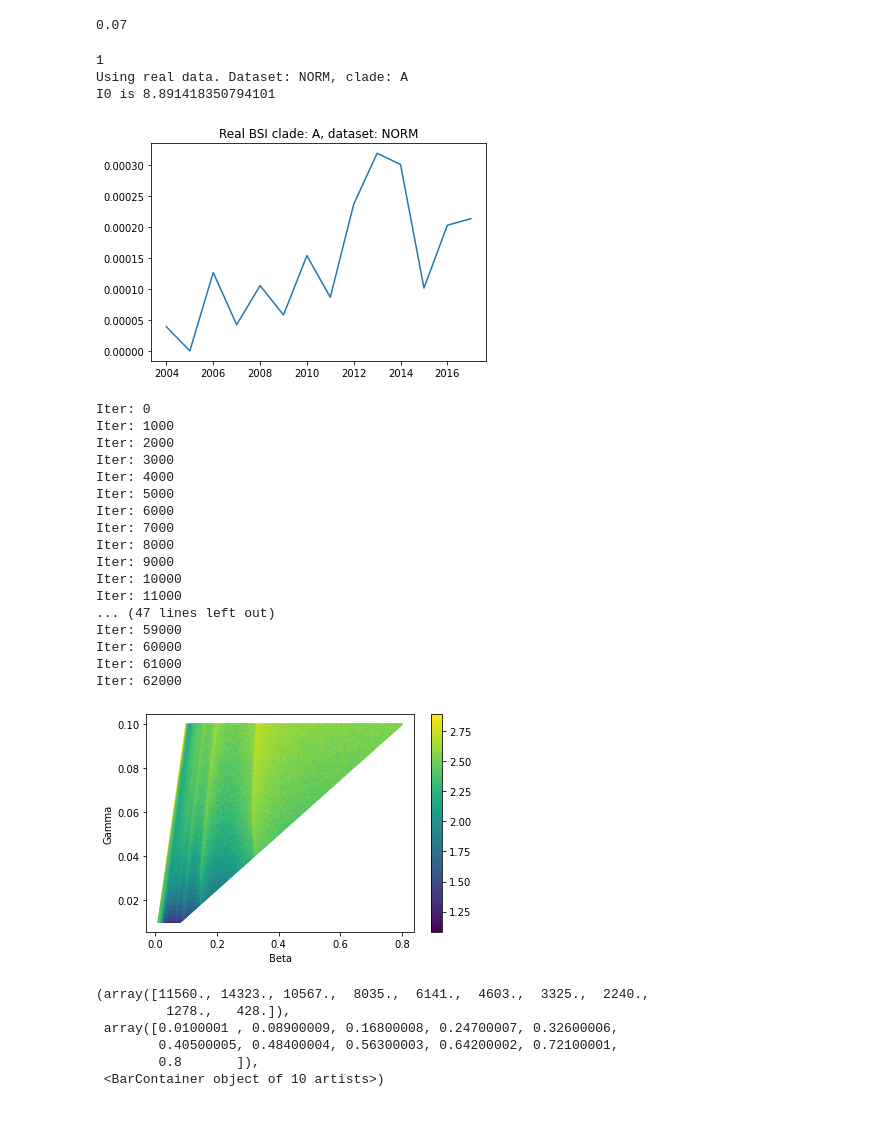
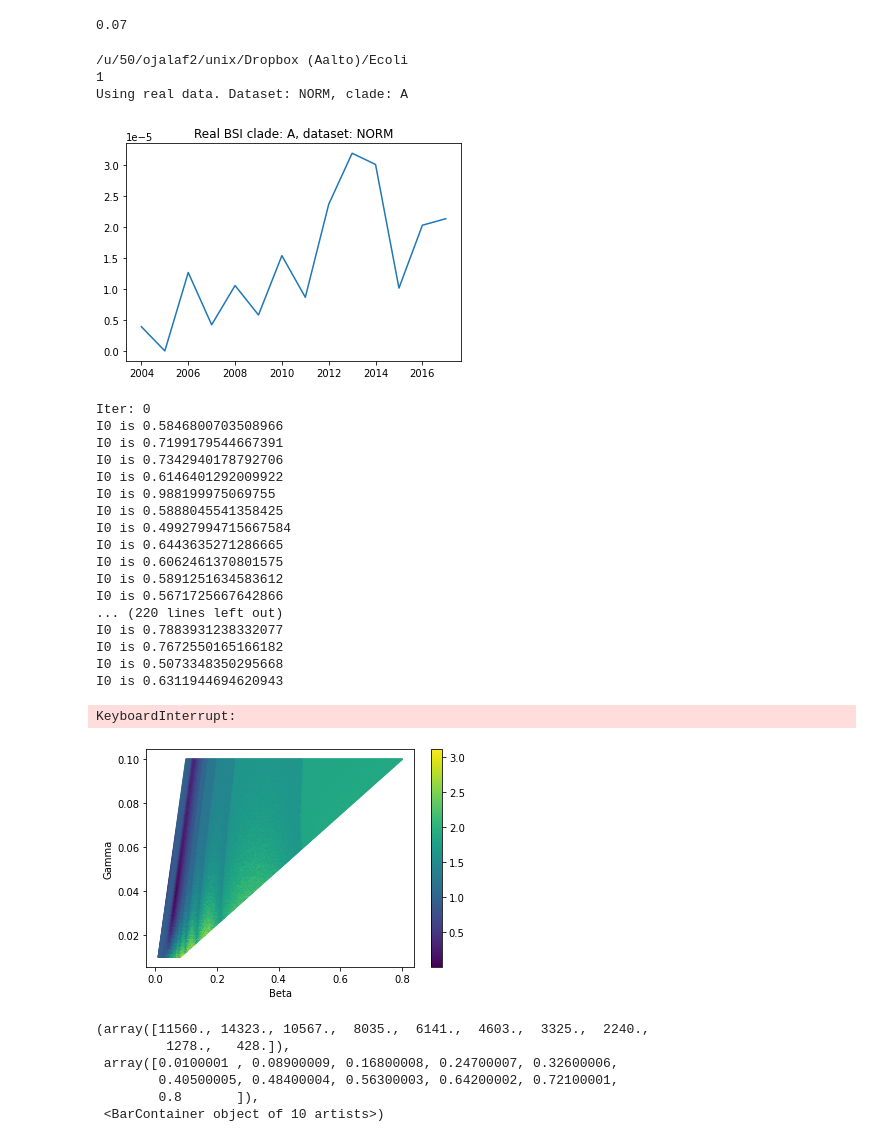
Before and after one commit to fanoja/Ecoli-R0, a Jupyter notebook: grid/grid_visualization.ipynb, the cells around one changed output. Cells and saved outputs as stored; diff of their text form; code cells hidden in the pictures.

```diff
--- a/grid/grid_visualization.ipynb
+++ b/grid/grid_visualization.ipynb
@@ -519,7 +521,7 @@ I0 = theta_BSI_A_0*theta_C/(theta_BSI_A_0 + or_hat*theta_BSI - theta_BSI_A_0*or_
 0.07
 # %%
 # Test this by fitting to real data:
-
+print(os.getcwd())
 import grid_params
 importlib.reload(grid_params)
 from grid_params import *
@@ -533,69 +535,63 @@ importlib.reload(cluster.scripts.BSI_functions) # for changes to take effect
 
 use_incidence = True
 is_prop = True
-pop_size = 100000
+pop_size = 1000000
 theta_bsi = 0.00001
 res_id = "I0_test"
+obs_data = "NORM"
 
 print(batch_size)
 
 bsi_pars = {"or_data": or_data, "clade": clade, "dataset": obs_data, "theta_c":theta_c, "theta_bsi":theta_bsi} # assume load_data loads or_data, norm_data and bsac_data
 sim_pars = {"n_weeks": n_weeks, "pop_size": pop_size, "bsi_pars":bsi_pars, "is_prop":is_prop, "is_agg":is_agg,\
             "time_period":time_period, "reparam":reparam, "batch_size":batch_size, "random_state":random_state}
 
 
 
 print(f"Using real data. Dataset: {obs_data}, clade: {clade}")
 
 if use_incidence:
     bsi_obs = get_incidence_data("data/NORM_incidence.csv", clade = clade, is_prop = is_prop, n_incidence_pop = pop_size)
 else:
     if obs_data == "NORM":
         bsi_obs = get_obs_BSI(df = norm_data, clade = clade, is_prop = is_prop)
     else:
         bsi_obs = get_obs_BSI(df = bsac_data, clade = clade, is_prop = is_prop)
 
 plt.plot(bsi_obs)
 plt.title(f"Real BSI clade: {clade}, dataset: {obs_data}")
 plt.savefig(res_root + "real_BSI_obs_" + res_id + ".pdf", format="pdf", bbox_inches="tight")
-
-theta_bsi_a_0 = bsi_obs.iloc[0]/pop_size # note! Incidence data! Need to divide by the population size to get theta_bsi_a!
-
-
-or_hat = get_OR_hat(bsi_pars["or_data"], clade = bsi_pars["clade"], dataset = bsi_pars["dataset"], batch_size = sim_pars["batch_size"], random_state = sim_pars["random_state"])[0]
-I0 = (theta_bsi_a_0*bsi_pars["theta_c"]/(theta_bsi_a_0 + or_hat*bsi_pars["theta_bsi"] - theta_bsi_a_0*or_hat))*sim_pars["pop_size"] # this should be in individuals, not proportions!
-print(f"I0 is {I0}")
-sim_pars["I0"] = I0
 # %% [output]
+/u/50/ojalaf2/unix/Dropbox (Aalto)/Ecoli
 1
 Using real data. Dataset: NORM, clade: A
-I0 is 8.891418350794101
-[figure, old version]
+[figure, new version]
 # %%
 dists, summary_dists = get_distance_points(pairs, bsi_obs, sim_pars, [BSI_max, BSI_max_t])
 # %% [output]
 Iter: 0
-Iter: 1000
-Iter: 2000
-Iter: 3000
-Iter: 4000
-Iter: 5000
-Iter: 6000
-Iter: 7000
-Iter: 8000
-Iter: 9000
-Iter: 10000
-Iter: 11000
-... (47 lines left out)
-Iter: 59000
-Iter: 60000
-Iter: 61000
-Iter: 62000
+I0 is 0.5846800703508966
+I0 is 0.7199179544667391
+I0 is 0.7342940178792706
+I0 is 0.6146401292009922
+I0 is 0.988199975069755
+I0 is 0.5888045541358425
+I0 is 0.49927994715667584
+I0 is 0.6443635271286665
+I0 is 0.6062461370801575
+I0 is 0.5891251634583612
+I0 is 0.5671725667642866
+... (220 lines left out)
+I0 is 0.7883931238332077
+I0 is 0.7672550165166182
+I0 is 0.5073348350295668
+I0 is 0.6311944694620943
+KeyboardInterrupt:
 # %%
 scatter_distance_points(pairs[:,0], pairs[:,1], dists, true_beta = true_par1, true_gamma = true_par2,\
                         save = True, filename = res_root + "grid_scatter_test.pdf")
 # %% [output]
-[figure, old version]
+[figure, new version]
 # %%
 pairs[:,0]
 
```
Also changed, not shown: parts of 10 cells of this notebook, 3 other files.
